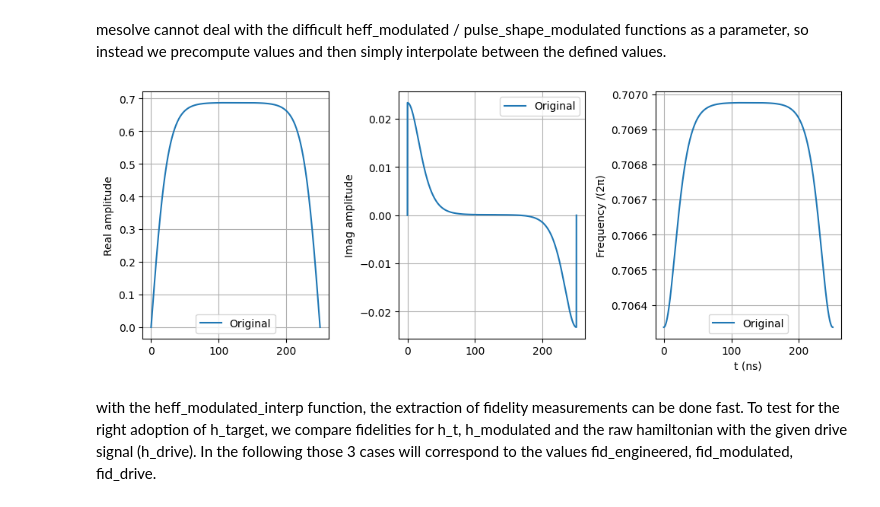
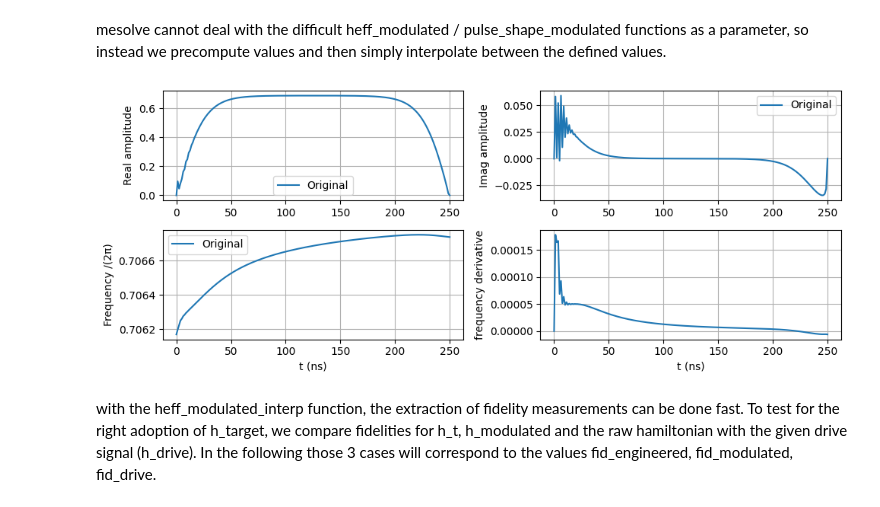
Before and after one commit to FlorianMaier04/TransmonCouplerSimulation, a Jupyter notebook: tangential_drag_drive.ipynb, the cells around one changed output. Saved outputs shown, nothing was run; the diff lists cells and outputs as text; code cells hidden in the pictures.

```diff
--- a/tangential_drag_drive.ipynb
+++ b/tangential_drag_drive.ipynb
@@ -8,9 +8,11 @@ from Floquet_perturbation_theory import *
 from helper_function import *
 from utils import *
 from scipy.optimize import root
+from scipy.optimize import least_squares
 
 s = Simulation()
-N_t = 3000
+s.order = 2
+N_t = 500
 tg = 250
 toffset = 50
 tlist = np.linspace(0, tg, N_t)
@@ -139,9 +159,10 @@ def compute_pulse_shape(tlist, ht_func):
     drive_freq_precomputed = []
     drive_amp_real_precomputed = []
     drive_amp_imag_precomputed = []
-    for t in (tlist):
-        res = find_parameter_change_fit(cos_wd, ht_func(t), prev_solution=prev_sol)
-        freq= cos_wd + res['dw']
+    dt = tg / N_t
+    for t in tqdm(tlist):
+        res = find_parameter_change_fit(ht_func(t), prev_sol, t, dt)
+        freq= res['dw']
         amp_real = res['dar']
         amp_imag = res['dai']
         drive_freq_precomputed.append(freq)
@@ -171,35 +192,42 @@ def drive_signal_interp(t, freq = drive_freq_precomputed, amp_real = drive_amp_r
     wd = (1 - alpha) * freq[idx] + alpha * freq[idx + 1]
     return [wd, ar + 1j*ai]
 # %%
-def plot_drive_components_with_fit(t_end=tg, n=2000):
+def plot_drive_components(t_end=tg, n=2000):
     amp_real = np.array([drive_signal_interp(t)[1].real for t in tlist])
     amp_imag = np.array([drive_signal_interp(t)[1].imag for t in tlist])
     freq = np.array([drive_signal_interp(t)[0] for t in tlist])
+    dt = tg / len(tlist)
+    dfreq = np.array([(drive_signal_interp(t)[0]-drive_signal_interp(t-dt)[0]) for t in tlist])
 
-    _, axes = plt.subplots(1,3,figsize=(10,4))
+    _, axes = plt.subplots(2,2,figsize=(10,4))
 
-    axes[0].plot(tlist, amp_real, label="Original")
-    axes[0].set_ylabel("Real amplitude")
-    axes[0].grid(True)
-    axes[0].legend()
+    axes[0,0].plot(tlist, amp_real, label="Original")
+    axes[0,0].set_ylabel("Real amplitude")
+    axes[0,0].grid(True)
+    axes[0,0].legend()
 
-    axes[1].plot(tlist, amp_imag, label="Original")
-    axes[1].set_ylabel("Imag amplitude")
-    axes[1].grid(True)
-    axes[1].legend()
+    axes[0,1].plot(tlist, amp_imag, label="Original")
+    axes[0,1].set_ylabel("Imag amplitude")
+    axes[0,1].grid(True)
+    axes[0,1].legend()
 
-    axes[2].plot(tlist, freq/(2*np.pi), label="Original")
-    axes[2].set_ylabel("Frequency /(2π)")
-    axes[2].set_xlabel("t (ns)")
-    axes[2].grid(True)
-    axes[2].legend()
+    axes[1,0].plot(tlist, freq/(2*np.pi), label="Original")
+    axes[1,0].set_ylabel("Frequency /(2π)")
+    axes[1,0].set_xlabel("t (ns)")
+    axes[1,0].grid(True)
+    axes[1,0].legend()
+
+    axes[1,1].plot(tlist, dfreq, label="Original")
+    axes[1,1].set_ylabel("frequency derivative")
+    axes[1,1].set_xlabel("t (ns)")
+    axes[1,1].grid(True)
 
     plt.tight_layout()
     plt.show()
 
-plot_drive_components_with_fit()
+plot_drive_components()
 # %% [output]
-[figure, old version]
+[figure, new version]
 # %% [markdown]
 with the heff_modulated_interp function, the extraction of fidelity measurements can be done fast. To test for the right adoption of h_target, we compare fidelities for h_t, h_modulated and the raw hamiltonian with the given drive signal (h_drive). In the following those 3 cases will correspond to the values fid_engineered, fid_modulated, fid_drive.
 # %%
```
Also changed, not shown: parts of 6 cells of this notebook, 14 other files.
